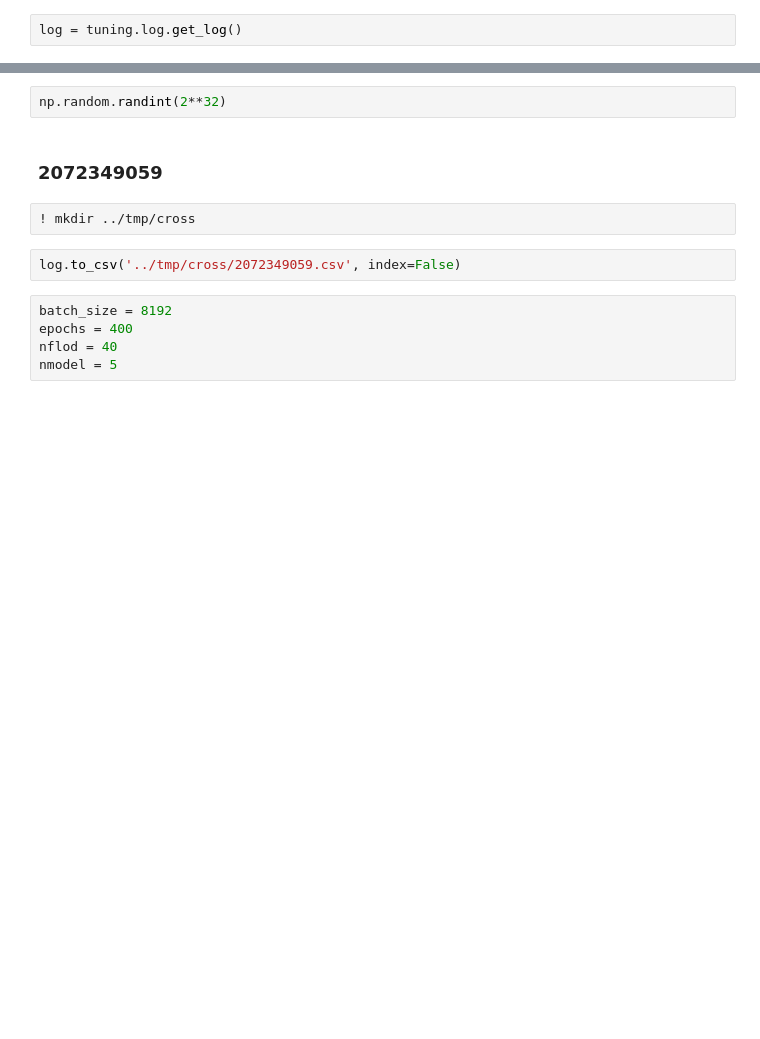
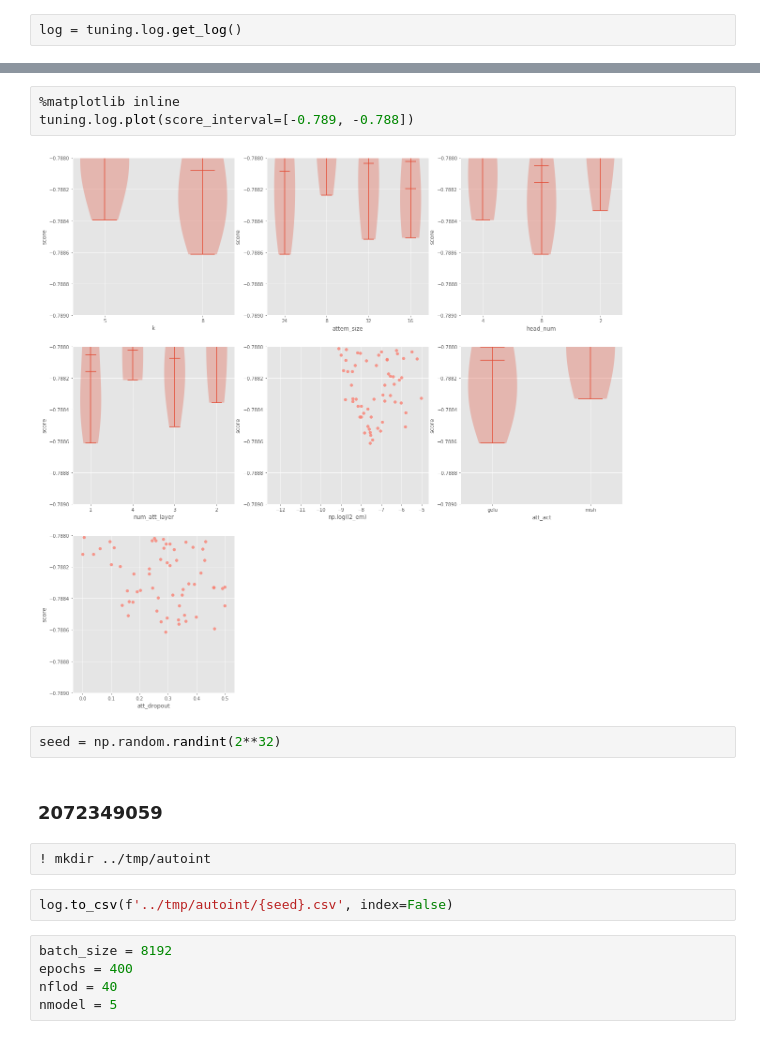
Before and after one commit to chamhoo/cfec2, a Jupyter notebook: main/main_7_autoint.ipynb, the cells around one changed output, grey strips where cells are left out. Drawn from its saved outputs; the diff is of its cells as text; blank space fills up the shorter version.

```diff
--- a/main/main_7_autoint.ipynb
+++ b/main/main_7_autoint.ipynb
@@ -285,11 +475,16 @@ tuning.log.plot(score_interval=[-0.789, -0.787])
+# %%
+%matplotlib inline
+tuning.log.plot(score_interval=[-0.789, -0.788])
+# %% [output]
+[figure, added]
 # %%
-np.random.randint(2**32)
+seed = np.random.randint(2**32)
 # %% [markdown]
 ### 2072349059
 # %%
-! mkdir ../tmp/cross
+! mkdir ../tmp/autoint
 # %%
-log.to_csv('../tmp/cross/2072349059.csv', index=False)
+log.to_csv(f'../tmp/autoint/{seed}.csv', index=False)
 # %%
 batch_size = 8192
 epochs = 400
```
Also changed, not shown: parts of 20 cells of this notebook, 1 other file.
